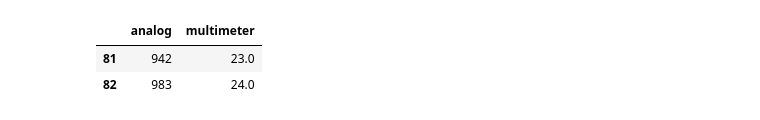
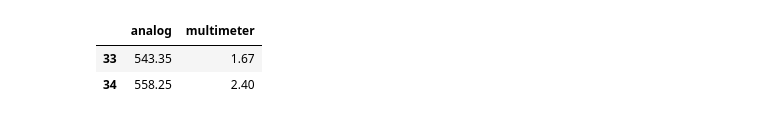
Before and after one commit to BiggusMaximus/Solar-Panel-Monitoring, a Jupyter notebook: Arduino-Bluetooth/2nd Approach/analog_to_voltage_calibration.ipynb, the cells around one changed output. Drawn from its saved outputs; the diff is of its cells as text; code cells hidden in the pictures.

Commit message:
data arus ACS712

```diff
--- a/Arduino-Bluetooth/2nd Approach/analog_to_voltage_calibration.ipynb
+++ b/Arduino-Bluetooth/2nd Approach/analog_to_voltage_calibration.ipynb
@@ -7,16 +8,16 @@ values = {
     'multimeter' : []
 }
 # %%
-analog_read = int(input("Masukkan data analog : "))
+analog_read = float(input("Masukkan data analog : "))
 ph_data = float(input("Masukkan data multimeter : "))
 
 values['analog'].append(analog_read)
 values['multimeter'].append(ph_data)
 
 df = pd.DataFrame(values)
-df.to_csv('../volt.csv', index=False)
+df.to_csv('../current.csv', index=False)
 df.tail(2)
 # %% [output]
 |  | analog | multimeter |
-| 81 | 942 | 23.0 |
-| 82 | 983 | 24.0 |
+| 33 | 543.35 | 1.67 |
+| 34 | 558.25 | 2.40 |
```
Also changed, not shown: parts of 10 cells of this notebook, 7 other files.
